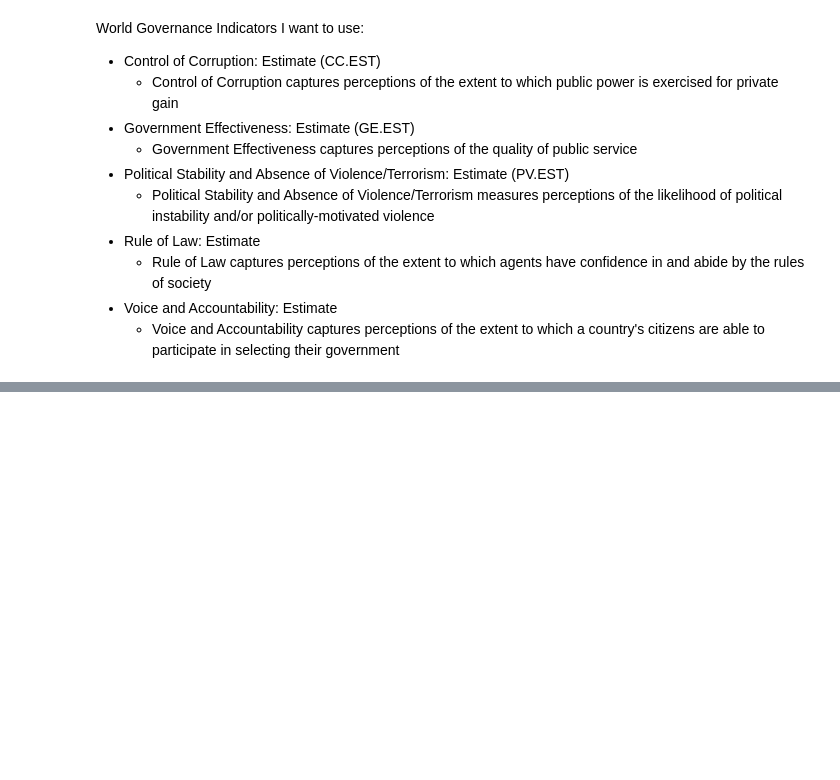
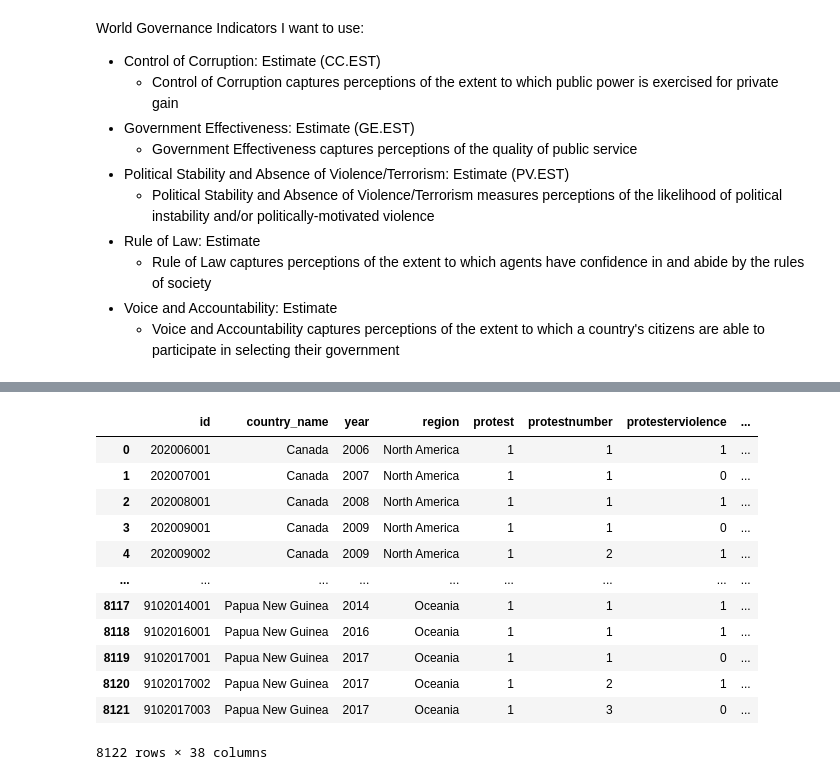
Before and after one commit to tjohn07/mass_mobilization_and_world_changing, a Jupyter notebook: 1_eda_cleaning.ipynb, the cells around one changed output, grey strips where cells are left out. Cells and saved outputs as stored; diff of their text form; code cells hidden in the pictures; blank space fills up the shorter version.

Commit message:
merged dfs for modeling and initial modeling

```diff
--- a/1_eda_cleaning.ipynb
+++ b/1_eda_cleaning.ipynb
@@ -433 +697,5 @@ wgi = clean_wgi()
+# %%
+pe_reset = pd.read_csv('./data/transformed/pe_pivot.csv')
+# %%
+wgi_reset = pd.read_csv('./data/transformed/wgi_pivot.csv')
 # %%
@@ -439,0 +799,2 @@ wgi
+# %%
+merged_df = wgi_reset.merge(pe_reset, how='inner', left_on=["country_name", "year"], right_on=["country_name","year"])
@@ -439,0 +811,18 @@ wgi
+# %%
+merged_df = mm.merge(merged_df, how='inner', left_on=["country_name", "year"], right_on=["country_name","year"])
+# %%
+merged_df
+# %% [output]
+|  | id | country_name | year | region | protest | protestnumber | protesterviolence | ... |
+| 0 | 202006001 | Canada | 2006 | North America | 1 | 1 | 1 | ... |
+| 1 | 202007001 | Canada | 2007 | North America | 1 | 1 | 0 | ... |
+| 2 | 202008001 | Canada | 2008 | North America | 1 | 1 | 1 | ... |
+| 3 | 202009001 | Canada | 2009 | North America | 1 | 1 | 0 | ... |
+| 4 | 202009002 | Canada | 2009 | North America | 1 | 2 | 1 | ... |
+| ... | ... | ... | ... | ... | ... | ... | ... | ... |
+| 8117 | 9102014001 | Papua New Guinea | 2014 | Oceania | 1 | 1 | 1 | ... |
+| 8118 | 9102016001 | Papua New Guinea | 2016 | Oceania | 1 | 1 | 1 | ... |
+| 8119 | 9102017001 | Papua New Guinea | 2017 | Oceania | 1 | 1 | 0 | ... |
+| 8120 | 9102017002 | Papua New Guinea | 2017 | Oceania | 1 | 2 | 1 | ... |
+| 8121 | 9102017003 | Papua New Guinea | 2017 | Oceania | 1 | 3 | 0 | ... |
+8122 rows × 38 columns
```
Also changed, not shown: parts of 59 cells of this notebook, 1 other file.
